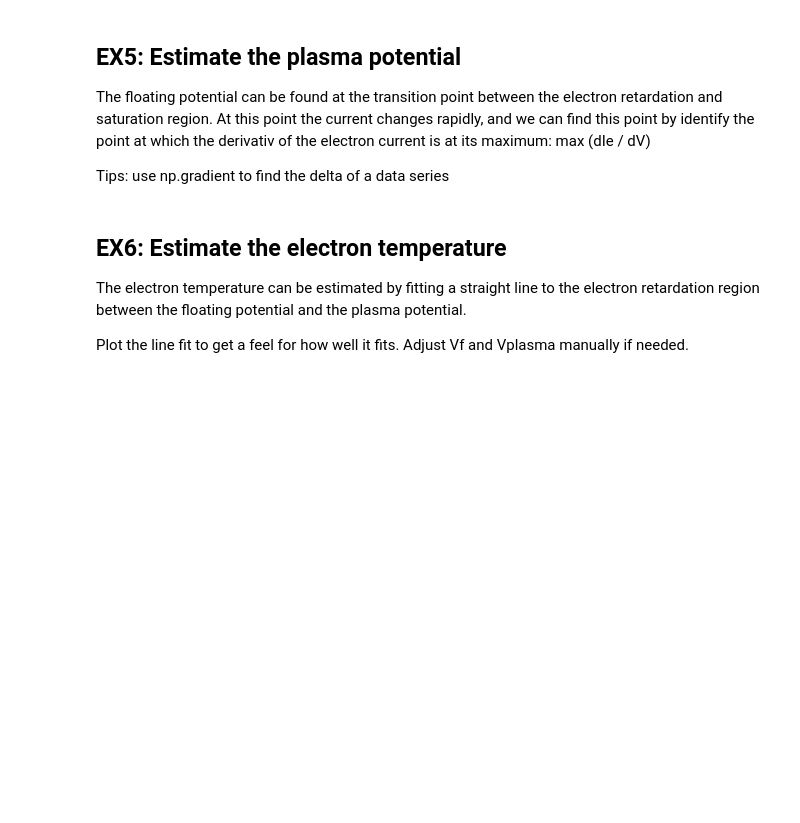
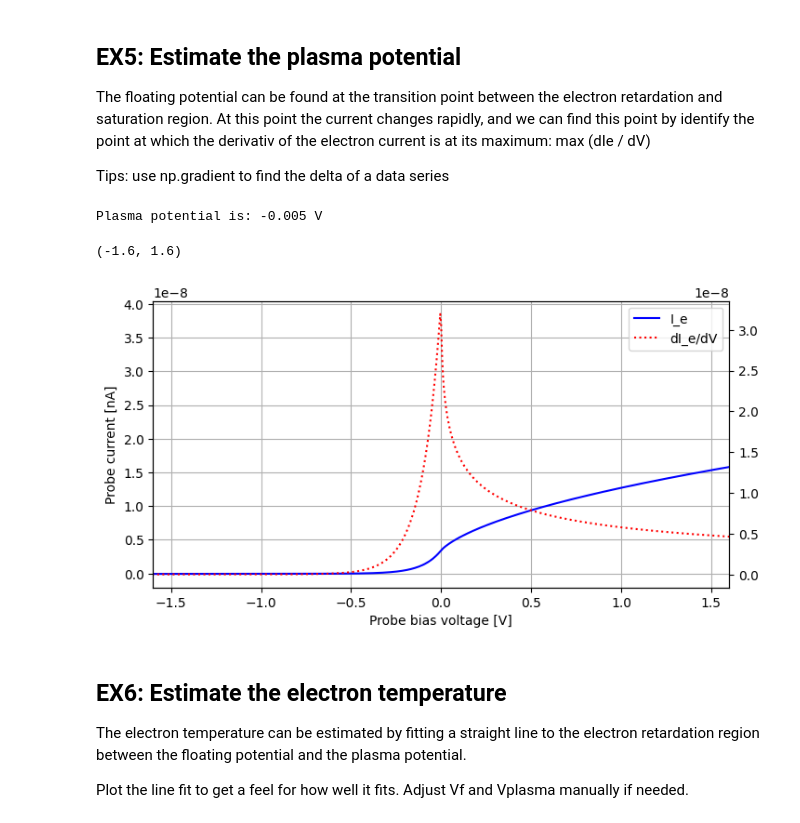
Before and after one commit to nikizxx/agf223-temp_nick, a Jupyter notebook: Langmuir_probe.ipynb, the cells around one changed output. Drawn from its saved outputs; the diff is of its cells as text; code cells hidden in the pictures; blank space fills up the shorter version.

```diff
--- a/Langmuir_probe.ipynb
+++ b/Langmuir_probe.ipynb
@@ -266,6 +357,35 @@ electron current is at its maximum: max (dIe / dV)
 Tips: use np.gradient to find the delta of a data series
 # %%
 # Solution EX5
+
+probe_current_e_gradient = np.gradient(probe_current_e)/np.gradient(probe_bias)
+plasma_potential_idx = probe_current_e_gradient.argmax()
+plasma_potential = probe_bias[plasma_potential_idx]
+print("Plasma potential is: {:.6} V".format(plasma_potential))
+
+
+# visualize the gradient
+fig = plt.figure(figsize=(8,4))
+ax = fig.add_subplot(111)
+ax2 = ax.twinx()
+
+# Plot the result, iterate to find the best fit
+ax.set_xlabel("Probe bias voltage [V]")
+ax.set_ylabel("Probe current [nA]")
+ax.grid()
+
+le = ax.plot(probe_bias, probe_current,"b-",label="I_e")
+lg = ax2.plot(probe_bias, probe_current_e_gradient,"r:", label="dI_e/dV")
+lns = le + lg
+labs = [l.get_label() for l in lns ]
+ax2.legend(lns, labs, loc=0)
+
+#ax.set_ylim(-1e-10,5e-11)
+ax.set_xlim(-1.6,1.6)
+# %% [output]
+Plasma potential is: -0.005 V
+(-1.6, 1.6)
+[figure, added]
 # %% [markdown]
 ## EX6: Estimate the electron temperature
 
```
Also changed, not shown: parts of 8 cells of this notebook.
